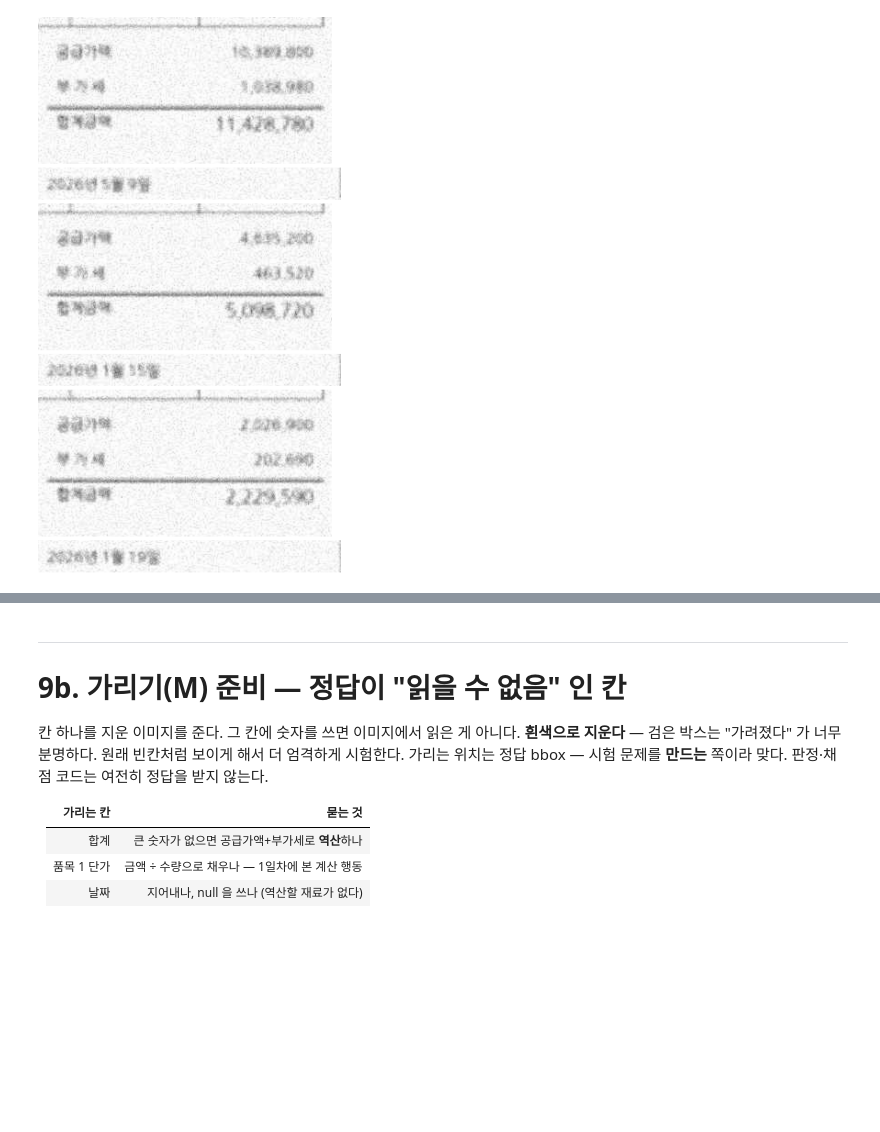
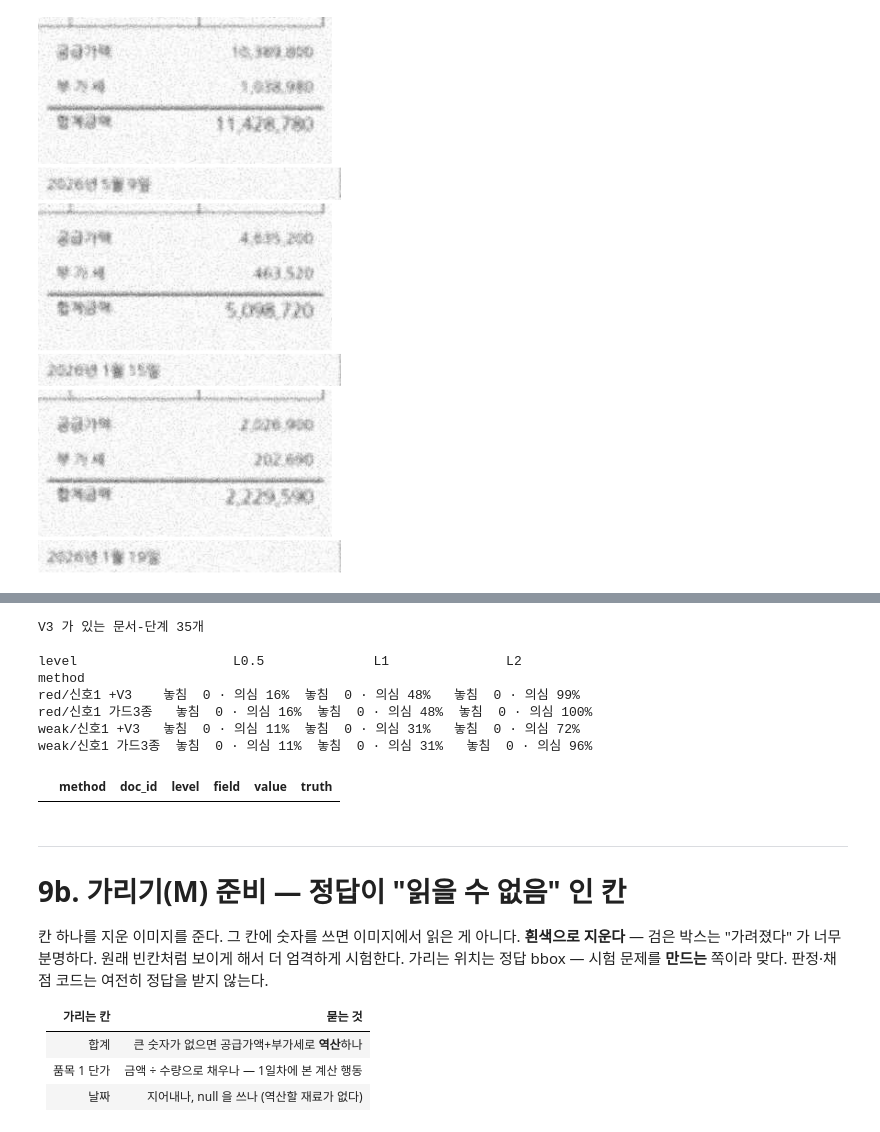
Before and after one commit to songwookun/img-vlm-extractor, a Jupyter notebook: notebooks/02_role_split.ipynb, the cells around one changed output, grey strips where cells are left out. Drawn from its saved outputs; the diff is of its cells as text; code cells hidden in the pictures; blank space fills up the shorter version.

```diff
--- a/notebooks/02_role_split.ipynb
+++ b/notebooks/02_role_split.ipynb
@@ -1454,3 +1537,41 @@ def run_v3(seeds=DEV_SEEDS, levels=VLM_LEVELS, dry: bool = False):
+# %%
+def check_v3_date(x, v3_date) -> CheckResult:
+    """⑩ 날짜 크롭 재독 — 반증 전용. L2 에서 크롭도 2020 착시를 공유하고(일치 5건 중 4건 둘 다 틀림) 한자 표기로 지어내기도 한다"""
+    if v3_date in (None, "미실행") or not x.get("date"):
+        return CheckResult("날짜 크롭 재독", None, str(v3_date), ["date"])
+    same = correct("date", v3_date, x["date"])
+    return CheckResult("날짜 크롭 재독", None if same else False,
+                       f"전체 {x['date']} vs 크롭 {v3_date}", ["date"])
+
+res = []
+for r in V0:
+    v3t, v3d = v3_read(r, "total"), v3_read(r, "date")
+    if "미실행" in (v3t, v3d):
+        continue
+    sets = [ocr_cached(r["image"], psm=p) for p in OCR_PSMS]
+    base = check_quote(r["x"])
+    meta = dict(doc_id=f"quote_{r['seed']:03d}", doc_type="quote", level=r["level"])
+    steps = [("가드3종", guard_checks(r["x"], base, sets) + [check_recent(r["x"])]),
+             ("+V3", guard_checks(r["x"], base, sets, v3_total=v3t) + [check_recent(r["x"]), check_v3_date(r["x"], v3d)])]
+    for step, chk in steps:
+        for ng in ("weak", "red"):
+            res += score(judge(r["x"], chk, sets, no_ground=ng, min_signals=1, ocr_conflict="strict"),
+                         r["truths"], **meta, method=f"{ng}/신호1 {step}")
+save_ocr_cache()
+V3G = pd.DataFrame(res)
+print(f"V3 가 있는 문서-단계 {V3G.groupby(['doc_id', 'level']).ngroups}개\n")
+print(short(V3G).to_string(), "\n")
+V3G[V3G.outcome == "놓친 오답"][["method", "doc_id", "level", "field", "value", "truth"]]
+# %% [output]
+V3 가 있는 문서-단계 35개
+
+level                    L0.5              L1               L2
+method
+red/신호1 +V3    놓침  0 · 의심 16%  놓침  0 · 의심 48%   놓침  0 · 의심 99%
+red/신호1 가드3종   놓침  0 · 의심 16%  놓침  0 · 의심 48%  놓침  0 · 의심 100%
+weak/신호1 +V3   놓침  0 · 의심 11%  놓침  0 · 의심 31%   놓침  0 · 의심 72%
+weak/신호1 가드3종  놓침  0 · 의심 11%  놓침  0 · 의심 31%   놓침  0 · 의심 96%
+|  | method | doc_id | level | field | value | truth |
 # %% [markdown]
 ---
 
```
Also changed, not shown: parts of 11 cells of this notebook.
